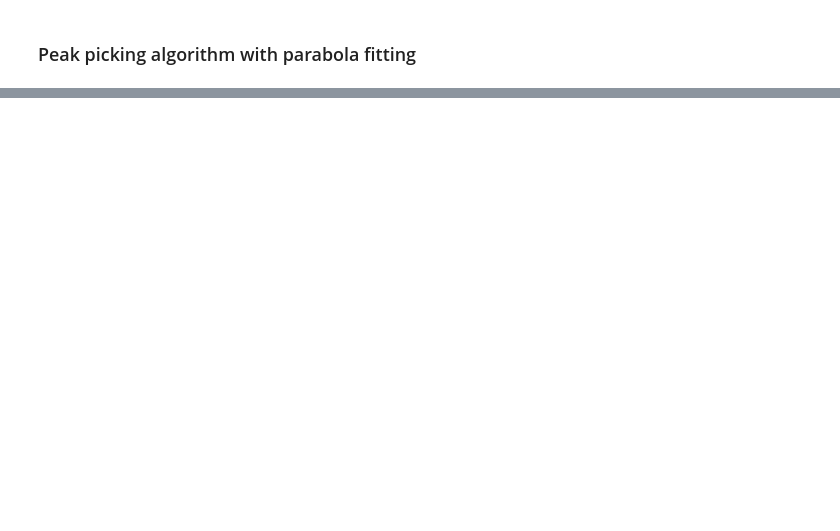
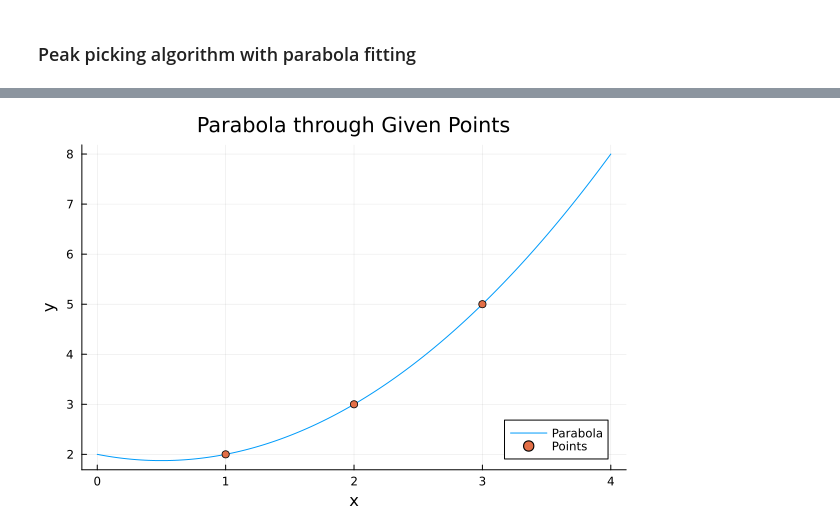
Before and after one commit to tschnoor/demonstration-notebooks, a Jupyter notebook: formant_tracker_demo.ipynb, the cells around one changed output, grey strips where cells are left out. Saved outputs shown, nothing was run; the diff lists cells and outputs as text; code cells hidden in the pictures; blank space fills up the shorter version.

```diff
--- a/formant_tracker_demo.ipynb
+++ b/formant_tracker_demo.ipynb
@@ -82,0 +108,44 @@ plot!(parabolas[4], f[1], f[end], label="")
+# %%
+using LinearAlgebra
+using Plots
+
+# Function to compute the coefficients of the parabola
+function find_parabola_coeffs(points)
+    # Unpack the points
+    (x1, y1), (x2, y2), (x3, y3) = points
+
+    # Set up the system of equations
+    A = [x1^2 x1 1; x2^2 x2 1; x3^2 x3 1]
+    y = [y1; y2; y3]
+
+    # Solve for the coefficients
+    coeffs = A \ y
+
+    return coeffs
+end
+
+# Function to plot the parabola
+function plot_parabola(points)
+    # Find the coefficients
+    coeffs = find_parabola_coeffs(points)
+    a, b, c = coeffs
+
+    # Define the parabola function
+    parabola(x) = a * x^2 + b * x + c
+
+    # Generate x values for plotting
+    x_vals = range(minimum([points[1][1], points[2][1], points[3][1]]) - 1, stop=maximum([points[1][1], points[2][1], points[3][1]]) + 1, length=500)
+    y_vals = parabola.(x_vals)
+
+    # Plot the parabola and the points
+    plot(x_vals, y_vals, label="Parabola", xlabel="x", ylabel="y", title="Parabola through Given Points")
+    scatter!([points[1][1], points[2][1], points[3][1]], [points[1][2], points[2][2], points[3][2]], label="Points", legend=:bottomright)
+end
+
+# Example points
+points = [(1, 2), (2, 3), (3, 5)]
+
+# Plot the parabola
+plot_parabola(points)
+# %% [output]
+[figure, added]
```
Also changed, not shown: parts of 5 cells of this notebook.
